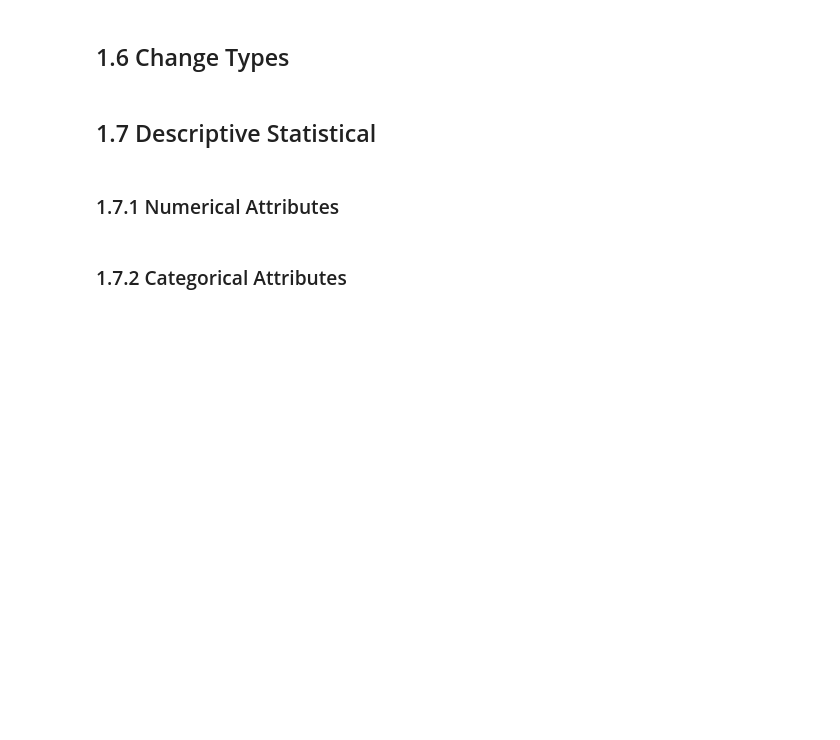
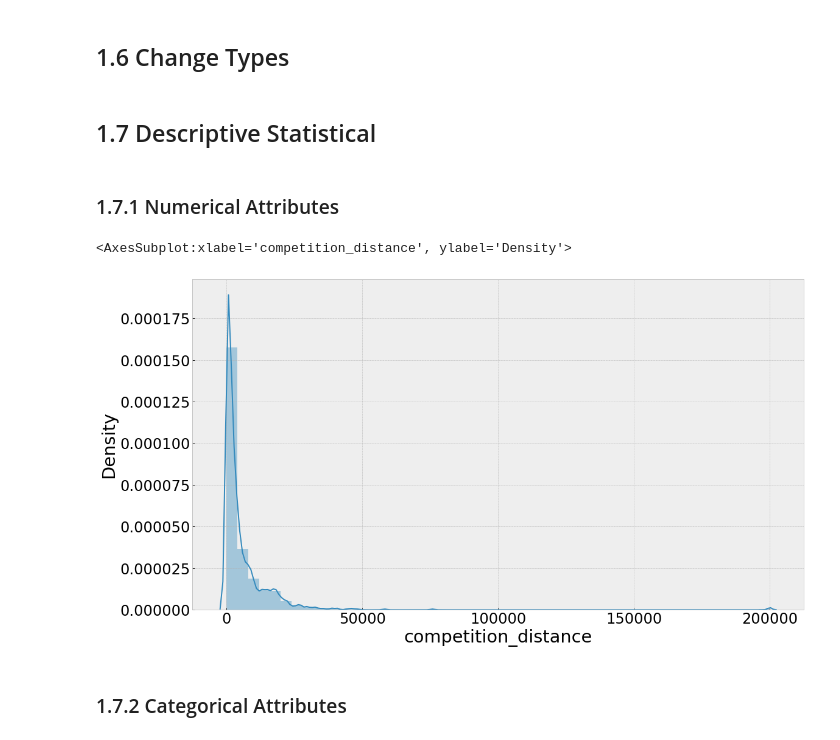
Before and after one commit to AlexsandroSilveira/ds_producao, a Jupyter notebook: store_sales_prediction.ipynb, the cells around one changed output. Drawn from its saved outputs; the diff is of its cells as text; code cells hidden in the pictures; blank space fills up the shorter version.

```diff
--- a/store_sales_prediction.ipynb
+++ b/store_sales_prediction.ipynb
@@ -14,6 +14,10 @@ import matplotlib.pyplot as plt
 from IPython.display import Image
 # %% [markdown]
 ## 0.1 Helper Functions
+# %%
+plt.rcParams['figure.figsize'] = (18,10)
+plt.style.use( 'bmh' )
+plt.rcParams['font.size'] = 15
 # %% [markdown]
 ## 0.2 Loading Data
 # %%
@@ -97,3 +100,5 @@ df1.dtypes
 # %% [markdown]
 ## 1.7 Descriptive Statistical
+# %%
+df2 = pd.read_csv( 'df1.csv', low_memory=False )
 # %%
@@ -122,6 +125,8 @@ m
 # %%
-plt.figure(figsize=(18, 10))
-sns.distplot( df1['competition_distance'] )
+sns.distplot( df2['competition_distance'] )
+# %% [output]
+<AxesSubplot:xlabel='competition_distance', ylabel='Density'>
+[figure, added]
 # %% [markdown]
 ### 1.7.2 Categorical Attributes
 # %%
```
Also changed, not shown: parts of 43 cells of this notebook.
